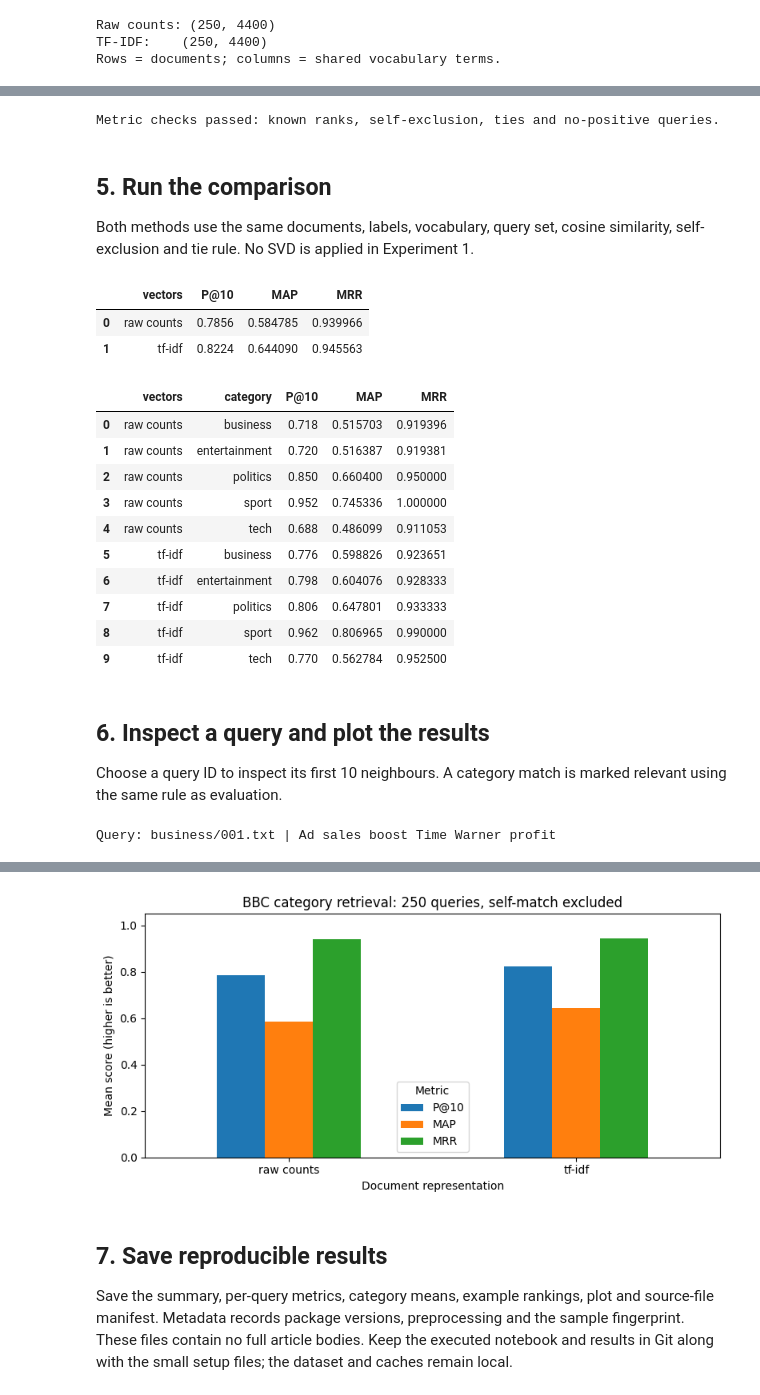
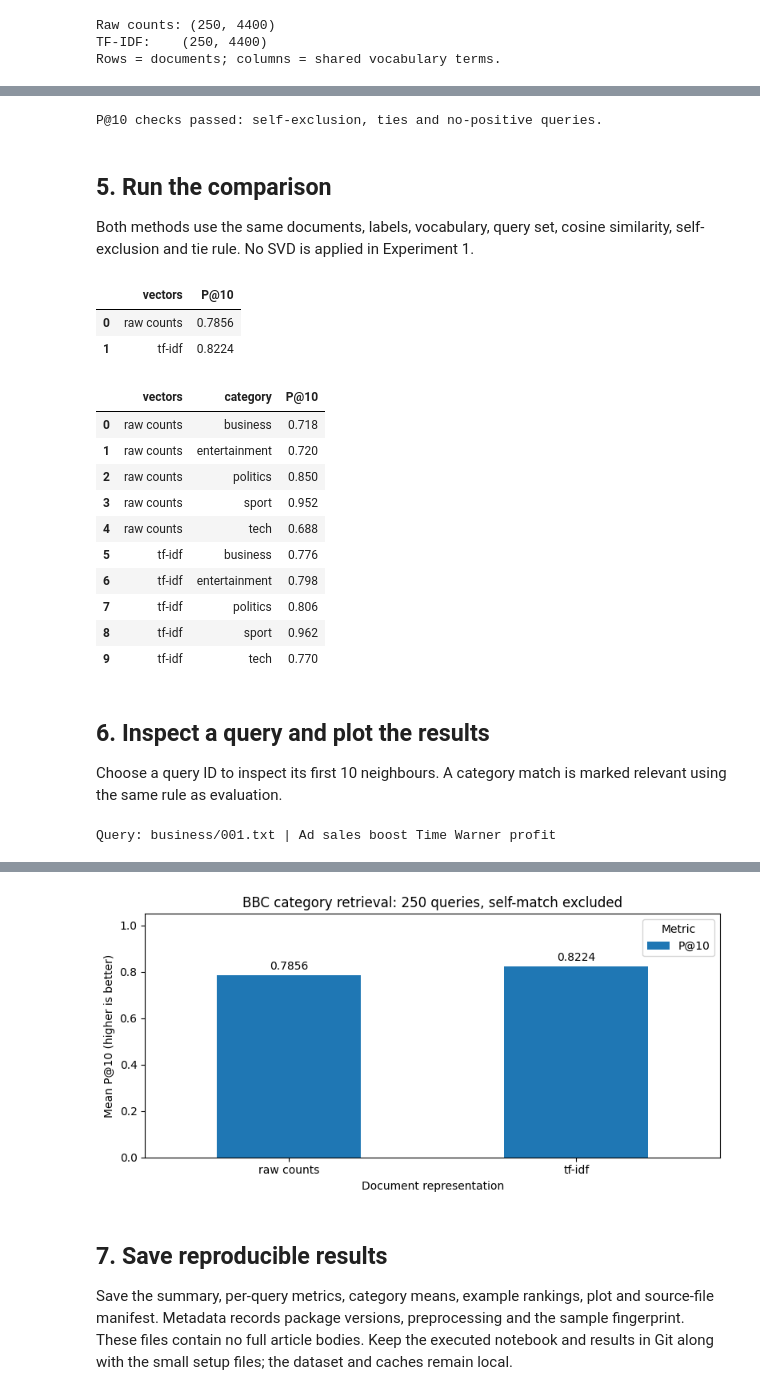
Before and after one commit to anjals2804/CS103-proj, a Jupyter notebook: src/01_raw_counts_vs_tfidf.ipynb, the cells around one changed output, grey strips where cells are left out. Drawn from its saved outputs; the diff is of its cells as text; code cells hidden in the pictures.

```diff
--- a/src/01_raw_counts_vs_tfidf.ipynb
+++ b/src/01_raw_counts_vs_tfidf.ipynb
@@ -190,37 +187,24 @@ def evaluate(vectors, labels, k=10, return_details=False):
     relevant = labels[order] == labels[:, None]
 
     precision_k = relevant[:, :k].sum(axis=1) / k
-    ranks = np.arange(1, n)
-    precision_at_rank = np.cumsum(relevant, axis=1) / ranks
-    # Count all eligible positives independently of the retrieved ranking.
     total_relevant = (labels[:, None] == labels[None, :]).sum(axis=1) - 1
-    ap = np.divide(
-        (precision_at_rank * relevant).sum(axis=1), total_relevant,
-        out=np.zeros(n, dtype=float), where=total_relevant > 0,
-    )
-    has_hit = relevant.any(axis=1)
-    first_hit = relevant.argmax(axis=1) + 1
-    rr = np.where(has_hit, 1.0 / first_hit, 0.0)
-    metrics = {f"P@{k}": float(precision_k.mean()), "MAP": float(ap.mean()), "MRR": float(rr.mean())}
+    metrics = {f"P@{k}": float(precision_k.mean())}
     if return_details:
-        per_query = pd.DataFrame({f"P@{k}": precision_k, "AP": ap, "RR": rr,
+        per_query = pd.DataFrame({f"P@{k}": precision_k,
                                   "relevant_candidates": total_relevant})
         return metrics, per_query, order, sim
     return metrics
 
 
-# Hand-check: all off-diagonal scores tie. Stable order gives first relevant
-# ranks [1, 1, 3, 3], one relevant document each, hence MAP = MRR = 2/3.
+# Hand-check: tied scores use input order. Top-2 precisions are
+# [1/2, 1/2, 0, 0], so the mean P@2 is 1/4.
 check = evaluate(np.eye(4), ["a", "a", "b", "b"], k=2)
-np.testing.assert_allclose([check["P@2"], check["MAP"], check["MRR"]], [0.25, 2/3, 2/3])
+np.testing.assert_allclose(check["P@2"], 0.25)
 no_positives = evaluate(np.eye(3), ["a", "b", "c"])
-np.testing.assert_allclose(list(no_positives.values()), [0, 0, 0])
-# One positive at rank 2: AP and RR must both be 1/2 for this query.
-_, check_rows, _, _ = evaluate(np.eye(3), ["a", "b", "a"], return_details=True)
-np.testing.assert_allclose(check_rows.loc[0, ["AP", "RR"]].to_numpy(dtype=float), [0.5, 0.5])
-print("Metric checks passed: known ranks, self-exclusion, ties and no-positive queries.")
+np.testing.assert_allclose(no_positives["P@10"], 0)
+print("P@10 checks passed: self-exclusion, ties and no-positive queries.")
 # %% [output]
-Metric checks passed: known ranks, self-exclusion, ties and no-positive queries.
+P@10 checks passed: self-exclusion, ties and no-positive queries.
 # %% [markdown]
 ## 5. Run the comparison
 Both methods use the same documents, labels, vocabulary, query set, cosine similarity, self-exclusion and tie rule. No SVD is applied in Experiment 1.
@@ -240,28 +224,29 @@ results = pd.DataFrame(summary_rows)
 per_query = pd.concat(query_frames, ignore_index=True)
 assert (per_query["relevant_candidates"] == N_PER_CAT - 1).all()
 display(results.round(6))
-by_category = per_query.groupby(["vectors", "category"], sort=False)[["P@10", "AP", "RR"]].mean()
-by_category = by_category.rename(columns={"AP": "MAP", "RR": "MRR"}).reset_index()
+by_category = per_query.groupby(["vectors", "category"], sort=False)[["P@10"]].mean()
+by_category = by_category.reset_index()
 display(by_category.round(6))
 # %% [output]
-|  | vectors | P@10 | MAP | MRR |
-| 0 | raw counts | 0.7856 | 0.584785 | 0.939966 |
-| 1 | tf-idf | 0.8224 | 0.644090 | 0.945563 |
+|  | vectors | P@10 |
+| 0 | raw counts | 0.7856 |
+| 1 | tf-idf | 0.8224 |
-|  | vectors | category | P@10 | MAP | MRR |
-| 0 | raw counts | business | 0.718 | 0.515703 | 0.919396 |
-| 1 | raw counts | entertainment | 0.720 | 0.516387 | 0.919381 |
-| 2 | raw counts | politics | 0.850 | 0.660400 | 0.950000 |
-| 3 | raw counts | sport | 0.952 | 0.745336 | 1.000000 |
-| 4 | raw counts | tech | 0.688 | 0.486099 | 0.911053 |
-| 5 | tf-idf | business | 0.776 | 0.598826 | 0.923651 |
-| 6 | tf-idf | entertainment | 0.798 | 0.604076 | 0.928333 |
-| 7 | tf-idf | politics | 0.806 | 0.647801 | 0.933333 |
-| 8 | tf-idf | sport | 0.962 | 0.806965 | 0.990000 |
-| 9 | tf-idf | tech | 0.770 | 0.562784 | 0.952500 |
+|  | vectors | category | P@10 |
+| 0 | raw counts | business | 0.718 |
+| 1 | raw counts | entertainment | 0.720 |
+| 2 | raw counts | politics | 0.850 |
+| 3 | raw counts | sport | 0.952 |
+| 4 | raw counts | tech | 0.688 |
+| 5 | tf-idf | business | 0.776 |
+| 6 | tf-idf | entertainment | 0.798 |
+| 7 | tf-idf | politics | 0.806 |
+| 8 | tf-idf | sport | 0.962 |
+| 9 | tf-idf | tech | 0.770 |
 # %% [markdown]
 ## 6. Inspect a query and plot the results
 Choose a query ID to inspect its first 10 neighbours. A category match is marked relevant using the same rule as evaluation.
 # %%
+ranking_examples = []
 EXAMPLE_QUERY_ID = "business/001.txt"
 query_index = doc_ids.index(EXAMPLE_QUERY_ID)
 print("Query:", EXAMPLE_QUERY_ID, "|", manifest.loc[query_index, "title"])
@@ -274,36 +259,38 @@ for method, (order, scores) in rankings.items():
         })
 example_results = pd.DataFrame(ranking_examples)
 display(example_results)
 
 fig, ax = plt.subplots(figsize=(8, 4))
-results.set_index("vectors")[["P@10", "MAP", "MRR"]].plot.bar(ax=ax, rot=0)
+results.set_index("vectors")[["P@10"]].plot.bar(ax=ax, rot=0)
 ax.set_ylim(0, 1.05)
 ax.set_xlabel("Document representation")
-ax.set_ylabel("Mean score (higher is better)")
+ax.set_ylabel("Mean P@10 (higher is better)")
 ax.set_title("BBC category retrieval: 250 queries, self-match excluded")
 ax.legend(title="Metric")
+for container in ax.containers:
+    ax.bar_label(container, fmt="%.4f", padding=3)
 fig.tight_layout()
 plt.show()
 # %% [output]
 Query: business/001.txt | Ad sales boost Time Warner profit
 |  | query_id | vectors | rank | document_id | title | cosine | relevant |
 | 0 | business/001.txt | raw counts | 1 | business/004.txt | High fuel prices hit BA's profits | 0.335796 | True |
 | 1 | business/001.txt | raw counts | 2 | business/038.txt | Deutsche Telekom sees mobile gain | 0.326735 | True |
 | 2 | business/001.txt | raw counts | 3 | business/035.txt | Ad firm WPP's profits surge 15% | 0.323479 | True |
 | 3 | business/001.txt | raw counts | 4 | business/050.txt | Bad weather hits Nestle sales | 0.312408 | True |
 | 4 | business/001.txt | raw counts | 5 | business/040.txt | Umbro profits lifted by Euro 2004 | 0.301994 | True |
 | 5 | business/001.txt | raw counts | 6 | business/011.txt | Ask Jeeves tips online ad revival | 0.287620 | True |
 | 6 | business/001.txt | raw counts | 7 | business/013.txt | Peugeot deal boosts Mitsubishi | 0.231646 | True |
 | 7 | business/001.txt | raw counts | 8 | entertainment/046.txt | Howl helps boost Japan's cinemas | 0.229382 | False |
 | 8 | business/001.txt | raw counts | 9 | business/017.txt | Parmalat boasts doubled profits | 0.223700 | True |
 | 9 | business/001.txt | raw counts | 10 | business/027.txt | Steel firm 'to cut' 45,000 jobs | 0.216713 | True |
 | ... | ... | ... | ... | ... | ... | ... | ... |
 | 15 | business/001.txt | tf-idf | 6 | business/040.txt | Umbro profits lifted by Euro 2004 | 0.187763 | True |
 | 16 | business/001.txt | tf-idf | 7 | business/017.txt | Parmalat boasts doubled profits | 0.158763 | True |
 | 17 | business/001.txt | tf-idf | 8 | entertainment/046.txt | Howl helps boost Japan's cinemas | 0.133827 | False |
 | 18 | business/001.txt | tf-idf | 9 | business/013.txt | Peugeot deal boosts Mitsubishi | 0.131412 | True |
 | 19 | business/001.txt | tf-idf | 10 | tech/010.txt | Google's toolbar sparks concern | 0.127296 | False |
-[figure, old version]
+[figure, new version]
 # %% [markdown]
 ## 7. Save reproducible results
 Save the summary, per-query metrics, category means, example rankings, plot and source-file manifest. Metadata records package versions, preprocessing and the sample fingerprint. These files contain no full article bodies. Keep the executed notebook and results in Git along with the small setup files; the dataset and caches remain local.
```
Also changed, not shown: parts of 6 cells of this notebook, 2 other files.
